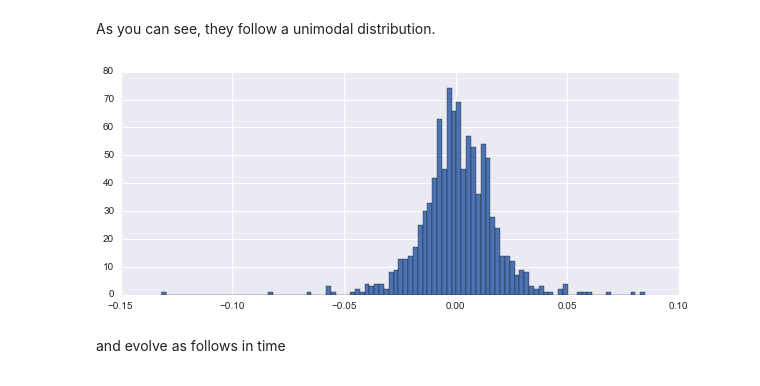
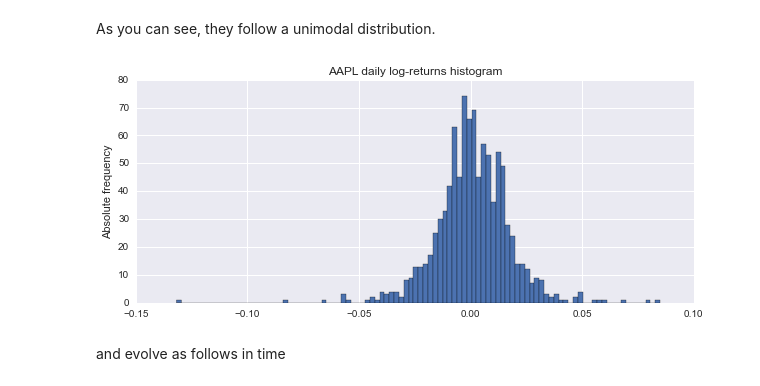
Before and after one commit to mvaz/financial-notebooks, a Jupyter notebook: Value at Risk.ipynb, the cells around one changed output. Cells and saved outputs as stored; diff of their text form; code cells hidden in the pictures.

```diff
--- a/Value at Risk.ipynb
+++ b/Value at Risk.ipynb
@@ -61,9 +69,11 @@ As you can see, they follow a unimodal distribution.
 # %%
 stock = f['Adj Close']
 rets = np.log( stock / stock.shift(1))
 rets = rets.ix[1:]
 _ax = rets.hist(bins=100)
+_ax.set_title('AAPL daily log-returns histogram')
+_t = _ax.set_ylabel('Absolute frequency')
 # %% [output]
-[figure, old version]
+[figure, new version]
 # %% [markdown]
 and evolve as follows in time
```
Also changed, not shown: parts of 23 cells of this notebook, 1 other file.
